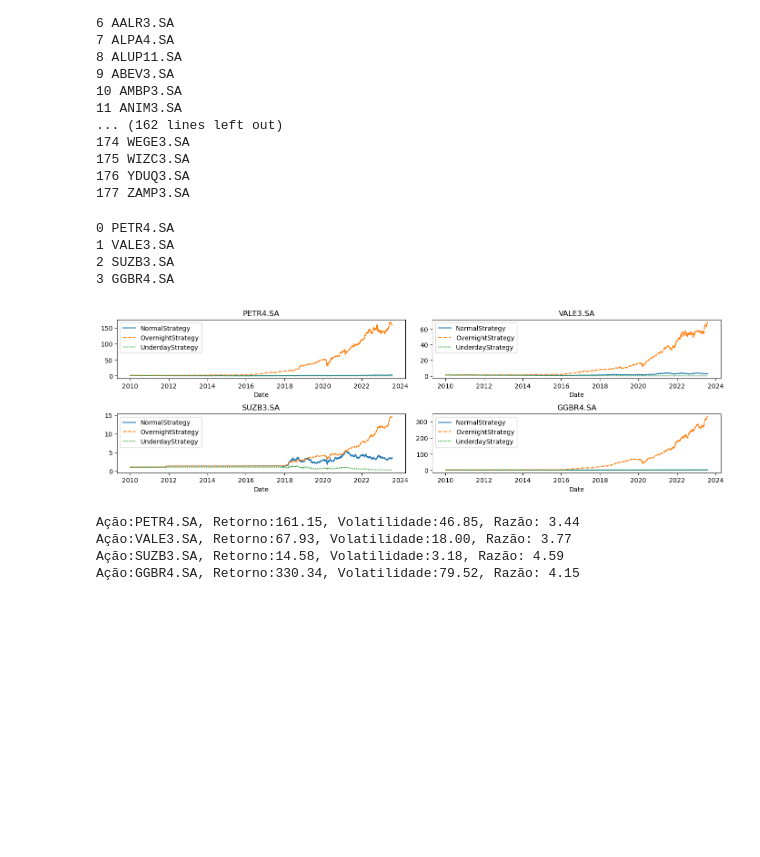
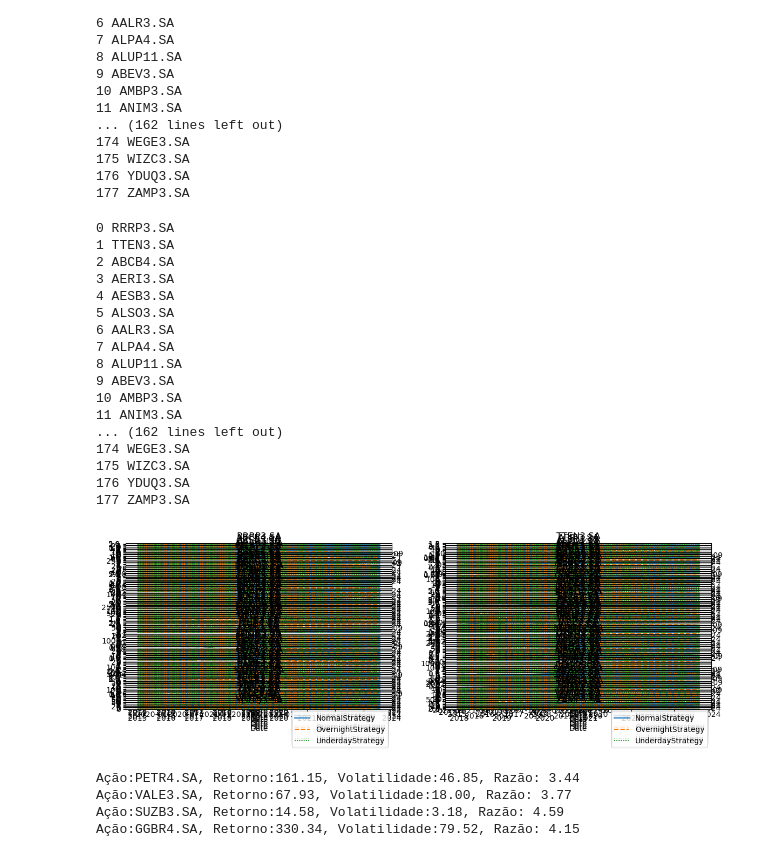
Before and after one commit to diogosanchez72/overnightStrategy, a Jupyter notebook: main.ipynb, the cells around one changed output. Drawn from its saved outputs; the diff is of its cells as text; code cells hidden in the pictures; blank space fills up the shorter version.

Commit message:
Generalização para todas ações listadas na B3

```diff
--- a/main.ipynb
+++ b/main.ipynb
@@ -41,16 +41,19 @@ strategies.plot()
 # %%
 # how to get a list of all stocks?
 import csv
+
+lista_tickers = []
 
 #opening the csv file
 with open("tickers.csv", mode="r", encoding="utf-8") as file:
 
     #reading the csv file
-    csvFile = csv.reader(file)
+    csvFile_tickers_acoes = csv.reader(file)
 
     #displayng the content of the csv file
-    for i, line in enumerate(csvFile):
-        print(i, line[2])
+    for i, ticker in enumerate(csvFile_tickers_acoes):
+        lista_tickers.append(ticker[2])
+        print(i, ticker[2])
 # %% [output]
 0 RRRP3.SA
 1 TTEN3.SA
@@ -70,35 +73,48 @@ with open("tickers.csv", mode="r", encoding="utf-8") as file:
 176 YDUQ3.SA
 177 ZAMP3.SA
 # %%
-tickers_acoes = ["PETR4.SA", "VALE3.SA", "SUZB3.SA", "GGBR4.SA"]
+tickers_acoes = lista_tickers
 
 acoes_dataframes = {}
 
 #Tamanho final da imagem
 plt.subplots(figsize=(14, 8))
-for i, acao in enumerate(tickers_acoes):
-    df = yf.Ticker(acao).history(start="2010-01-01")
+for i, ticker in enumerate(tickers_acoes):
+    df = yf.Ticker(ticker).history(start="2015-01-01")
     df['Close_yesterday'] = df['Close'].shift(1)
     df['OvernightStrategy'] =  df['Open'] / df['Close_yesterday'] - 1
     df['NormalStrategy'] = df['Close'] / df['Close_yesterday'] - 1
     df['UnderdayStrategy'] = df['Close'] / df['Open'] - 1
     df.fillna(0,inplace=True)
     df = df[1:-1]
 
     strategies = df[['NormalStrategy','OvernightStrategy','UnderdayStrategy']]
     strategies = (strategies+1).cumprod()
     plt.subplot(len(tickers_acoes),2, i+1)
-    plt.title(acao)
+    plt.title(ticker)
     sns.lineplot(strategies)
-    print(i, acao)
-    acoes_dataframes[acao] = strategies
+    print(i, ticker)
+    acoes_dataframes[ticker] = strategies
 # Espaço entre os gráficos na imagem gerada
 plt.tight_layout(pad=1.0)
 plt.show()
 # %% [output]
-0 PETR4.SA
-1 VALE3.SA
-2 SUZB3.SA
-3 GGBR4.SA
+0 RRRP3.SA
+1 TTEN3.SA
+2 ABCB4.SA
+3 AERI3.SA
+4 AESB3.SA
+5 ALSO3.SA
+6 AALR3.SA
+7 ALPA4.SA
+8 ALUP11.SA
+9 ABEV3.SA
+10 AMBP3.SA
+11 ANIM3.SA
+... (162 lines left out)
+174 WEGE3.SA
+175 WIZC3.SA
+176 YDUQ3.SA
+177 ZAMP3.SA
-[figure, old version]
+[figure, new version]
 # %%
```
Also changed, not shown: parts of 1 cell of this notebook.
